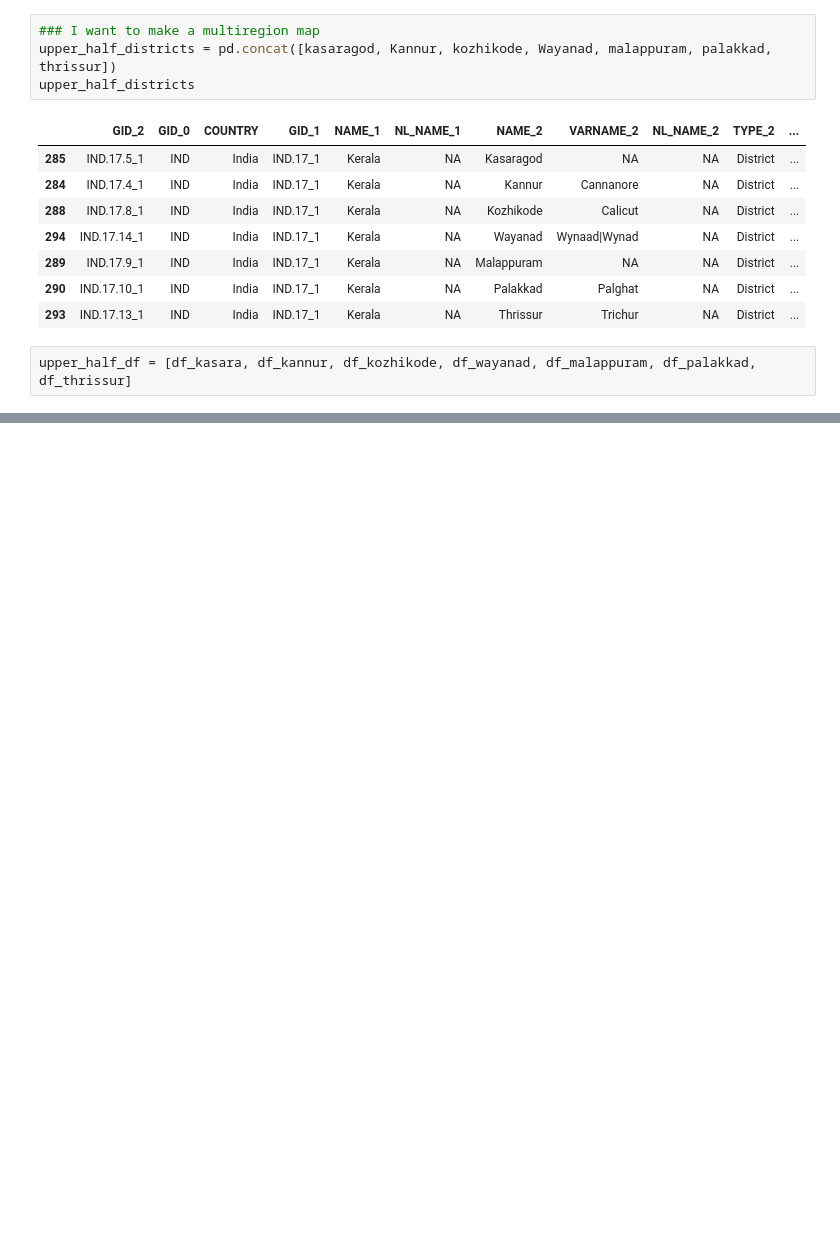
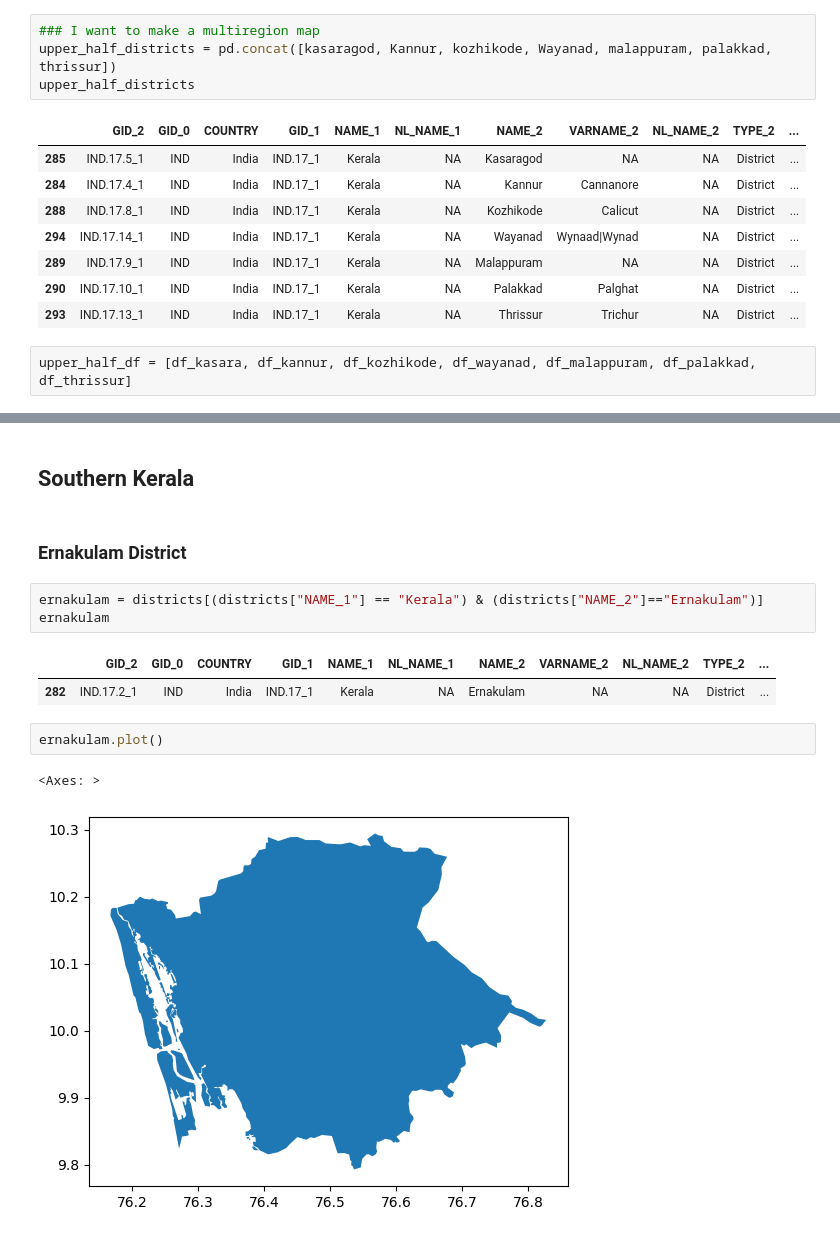
Before and after one commit to squishridyvi/Geographical-Distribution-Mapping-of-Dravidian-Languages-, a Jupyter notebook: Geographical Distribution of Dravidian Languages.ipynb, the cells around one changed output, grey strips where cells are left out. Cells and saved outputs as stored; diff of their text form; blank space fills up the shorter version.

```diff
--- a/Geographical Distribution of Dravidian Languages.ipynb
+++ b/Geographical Distribution of Dravidian Languages.ipynb
@@ -755,0 +757,15 @@ Text(0.5, 1.0, 'Spatial Distribution of Languages in Northern Kerala (District-l
+# %% [markdown]
+## Southern Kerala
+# %% [markdown]
+### Ernakulam District
+# %%
+ernakulam = districts[(districts["NAME_1"] == "Kerala") & (districts["NAME_2"]=="Ernakulam")]
+ernakulam
+# %% [output]
+|  | GID_2 | GID_0 | COUNTRY | GID_1 | NAME_1 | NL_NAME_1 | NAME_2 | VARNAME_2 | NL_NAME_2 | TYPE_2 | ... |
+| 282 | IND.17.2_1 | IND | India | IND.17_1 | Kerala | NA | Ernakulam | NA | NA | District | ... |
+# %%
+ernakulam.plot()
+# %% [output]
+<Axes: >
+[figure, added]
```
Also changed, not shown: parts of 4 cells of this notebook.
